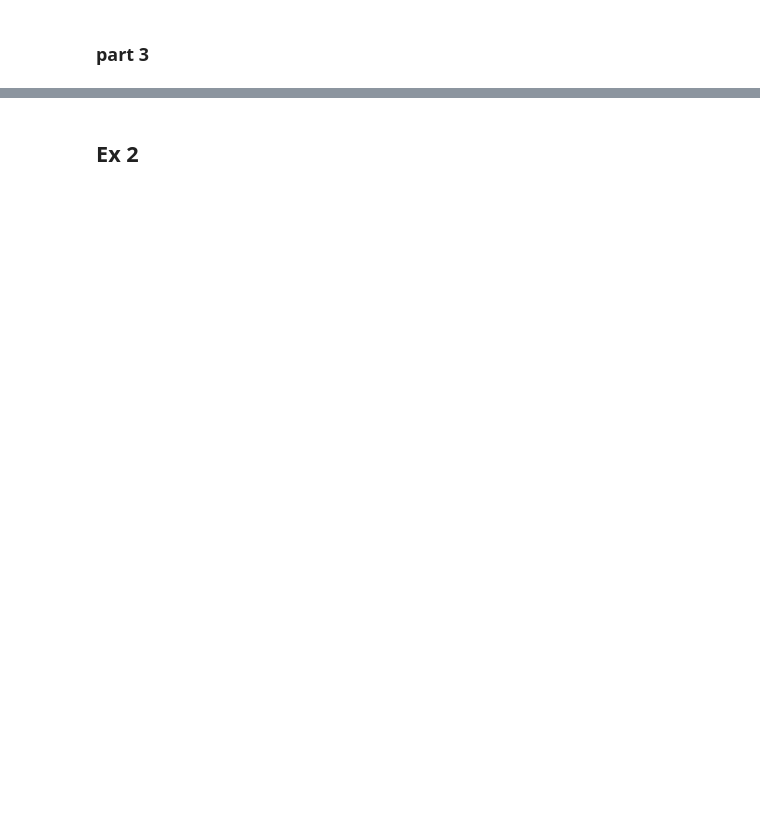
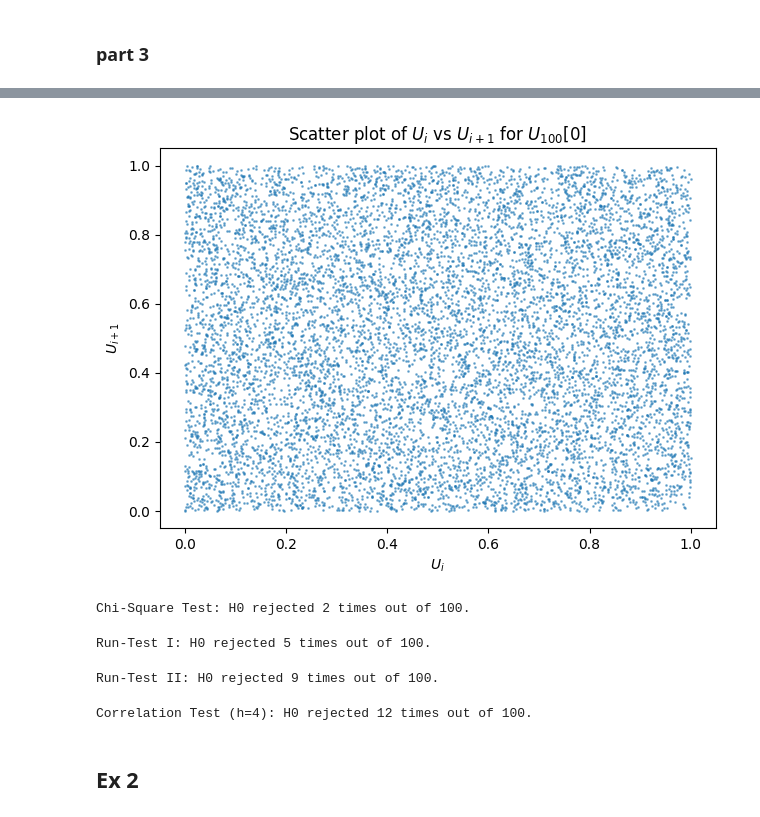
Before and after one commit to markus1573/stokastisk-simulering, a Jupyter notebook: Markus/week1.ipynb, the cells around one changed output, grey strips where cells are left out. Saved outputs shown, nothing was run; the diff lists cells and outputs as text; code cells hidden in the pictures; blank space fills up the shorter version.

```diff
--- a/Markus/week1.ipynb
+++ b/Markus/week1.ipynb
@@ -440,11 +658,13 @@ plt.show()
 # %%
 # Scatter plot: U_i vs U_{i+1}
 plt.scatter(U_100[0][:-1], U_100[0][1:], s=1, alpha=0.5)
-plt.title('Scatter plot of $U_i$ vs $U_{i+1}$')
+plt.title('Scatter plot of $U_i$ vs $U_{i+1}$ for $U_{100}[0]$')
 plt.xlabel('$U_i$')
 plt.ylabel('$U_{i+1}$')
 plt.tight_layout()
 plt.show()
+# %% [output]
+[figure, added]
 # %%
 # chi-square test
 classes = 10
@@ -456,10 +676,16 @@ for U in U_100:
     expected_class = len(U) / classes
     T = np.sum((observed - expected_class)**2 / expected_class)
 
-    if T >= critical_value:
+
+    # Calculate p-value
+    p_val = stats.chi2.sf(T, classes - 1)
+
+    if p_val <= 0.05:
         reject_count += 1
 
 print(f"Chi-Square Test: H0 rejected {reject_count} times out of 100.")
+# %% [output]
+Chi-Square Test: H0 rejected 2 times out of 100.
 # %%
 # Kolmogorov-Smirnov test
 classes = 10
@@ -489,7 +719,6 @@ for U in U_100:
 
     n1 = np.sum(runs_arr == 1)
     n2 = np.sum(runs_arr == -1)
-
     num_runs = 1
     for i in range(1, len(runs_arr)):
         if runs_arr[i] != runs_arr[i-1]:
@@ -498,13 +727,18 @@ for U in U_100:
     n = n1 + n2
     expected_runs = (2 * n1 * n2) / n + 1
     var_runs = (2 * n1 * n2 * (2 * n1 * n2 - n)) / ((n ** 2) * (n - 1))
-
     Z_runs = (num_runs - expected_runs) / np.sqrt(var_runs)
 
-    if np.abs(Z_runs) >= 1.96:
+    # Calculate two-sided p-value
+    p_val = 2 * stats.norm.sf(abs(Z_runs))
+
+
+    if p_val <= 0.05:
         reject_count += 1
 
 print(f"Run-Test I: H0 rejected {reject_count} times out of 100.")
+# %% [output]
+Run-Test I: H0 rejected 5 times out of 100.
 # %%
 # run-test II
 from collections import Counter
@@ -536,10 +770,16 @@ for U in U_100:
     R = np.array([run_length_counts.get(i, 0) for i in range(1, 7)])
 
     Z = 1 / len(U) * (R - len(U) * B).T @ A @ (R - len(U) * B)
-    if Z >= 12.592:
+
+    # Calculate p-value
+    p_val = stats.chi2.sf(Z, 6)
+
+    if p_val <= 0.05:
         reject_count += 1
 
 print(f"Run-Test II: H0 rejected {reject_count} times out of 100.")
+# %% [output]
+Run-Test II: H0 rejected 9 times out of 100.
 # %%
 # correlation test
 h = 4
@@ -554,9 +794,14 @@ for U in U_100:
     c = (1 / (len(U) - h)) * sum(U[i] * U[i + h] for i in range(len(U) - h))
     Z = (c - expected_mean) / std_dev
 
-    if abs(Z) >= critical_value:
+    # Calculate two-sided p-value
+    p_val = 2 * stats.norm.sf(abs(Z))
+
+    if p_val <= 0.05:
         reject_count += 1
 
 print(f"Correlation Test (h={h}): H0 rejected {reject_count} times out of 100.")
+# %% [output]
+Correlation Test (h=4): H0 rejected 12 times out of 100.
 # %% [markdown]
 ## Ex 2
```
Also changed, not shown: parts of 45 cells of this notebook.
